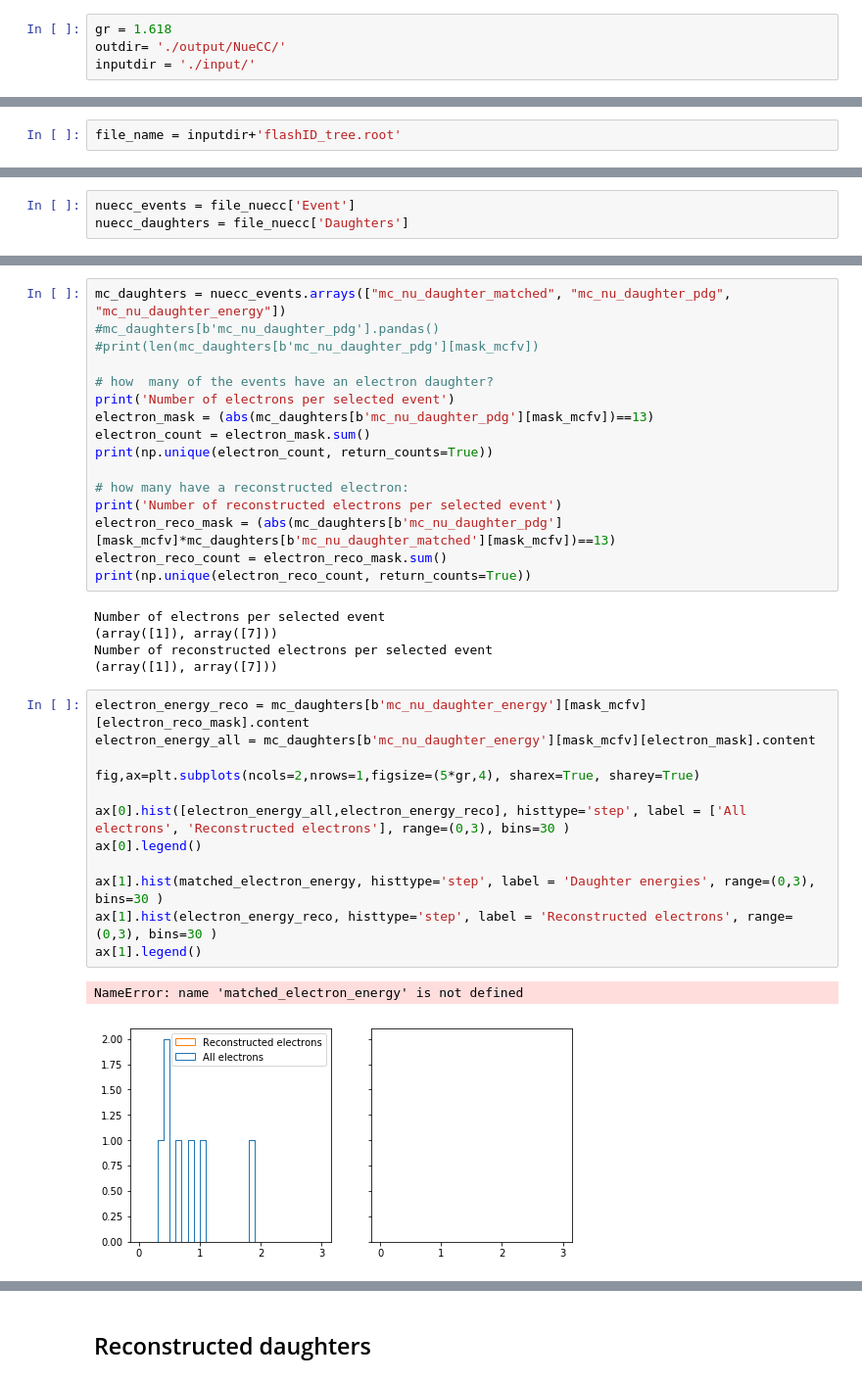
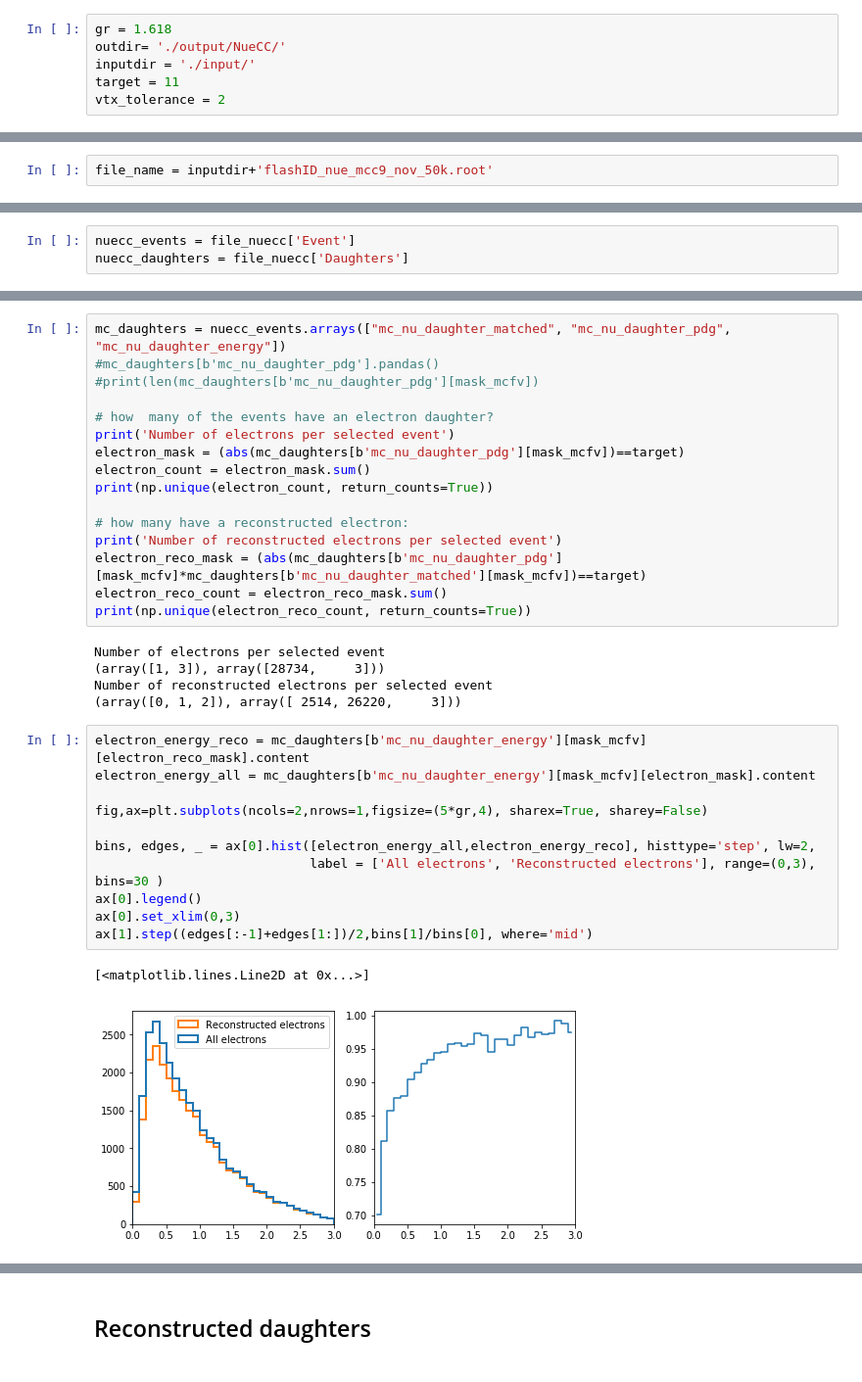
Before and after one commit to Wouter-VDP/MCC9_FlashID, a Jupyter notebook: NueCC.ipynb, the cells around one changed output, grey strips where cells are left out. Shown at 98% size. Drawn from its saved outputs; the diff is of its cells as text.

```diff
--- a/NueCC.ipynb
+++ b/NueCC.ipynb
@@ -22,12 +23,14 @@ pd.set_option('display.max_columns', 500)
 gr = 1.618
 outdir= './output/NueCC/'
 inputdir = './input/'
+target = 11
+vtx_tolerance = 2
 # %%
 lower = [-1.55, -115.53, 0.1]
 upper = [254.8, 117.47, 1036.9]
 fidvol_arr = [10,10,10,10,10,50]
 # %%
-file_name = inputdir+'flashID_tree.root'
+file_name = inputdir+'flashID_nue_mcc9_nov_50k.root'
 # %% [markdown]
 ## Definitions
 # %%
@@ -108,32 +160,31 @@ mc_daughters = nuecc_events.arrays(["mc_nu_daughter_matched", "mc_nu_daughter_pd
 
 # how  many of the events have an electron daughter?
 print('Number of electrons per selected event')
-electron_mask = (abs(mc_daughters[b'mc_nu_daughter_pdg'][mask_mcfv])==13)
+electron_mask = (abs(mc_daughters[b'mc_nu_daughter_pdg'][mask_mcfv])==target)
 electron_count = electron_mask.sum()
 print(np.unique(electron_count, return_counts=True))
 
 # how many have a reconstructed electron:
 print('Number of reconstructed electrons per selected event')
-electron_reco_mask = (abs(mc_daughters[b'mc_nu_daughter_pdg'][mask_mcfv]*mc_daughters[b'mc_nu_daughter_matched'][mask_mcfv])==13)
+electron_reco_mask = (abs(mc_daughters[b'mc_nu_daughter_pdg'][mask_mcfv]*mc_daughters[b'mc_nu_daughter_matched'][mask_mcfv])==target)
 electron_reco_count = electron_reco_mask.sum()
 print(np.unique(electron_reco_count, return_counts=True))
 # %% [output]
 Number of electrons per selected event
-(array([1]), array([7]))
+(array([1, 3]), array([28734,     3]))
 Number of reconstructed electrons per selected event
-(array([1]), array([7]))
+(array([0, 1, 2]), array([ 2514, 26220,     3]))
 # %%
 electron_energy_reco = mc_daughters[b'mc_nu_daughter_energy'][mask_mcfv][electron_reco_mask].content
 electron_energy_all = mc_daughters[b'mc_nu_daughter_energy'][mask_mcfv][electron_mask].content
 
-fig,ax=plt.subplots(ncols=2,nrows=1,figsize=(5*gr,4), sharex=True, sharey=True)
+fig,ax=plt.subplots(ncols=2,nrows=1,figsize=(5*gr,4), sharex=True, sharey=False)
 
-ax[0].hist([electron_energy_all,electron_energy_reco], histtype='step', label = ['All electrons', 'Reconstructed electrons'], range=(0,3), bins=30 )
+bins, edges, _ = ax[0].hist([electron_energy_all,electron_energy_reco], histtype='step', lw=2,
+                            label = ['All electrons', 'Reconstructed electrons'], range=(0,3), bins=30 )
 ax[0].legend()
-
-ax[1].hist(matched_electron_energy, histtype='step', label = 'Daughter energies', range=(0,3), bins=30 )
-ax[1].hist(electron_energy_reco, histtype='step', label = 'Reconstructed electrons', range=(0,3), bins=30 )
-ax[1].legend()
+ax[0].set_xlim(0,3)
+ax[1].step((edges[:-1]+edges[1:])/2,bins[1]/bins[0], where='mid')
 # %% [output]
-NameError: name 'matched_electron_energy' is not defined
+[<matplotlib.lines.Line2D at 0x...>]
-[figure, old version]
+[figure, new version]
```
Also changed, not shown: parts of 24 cells of this notebook, 31 other files.
